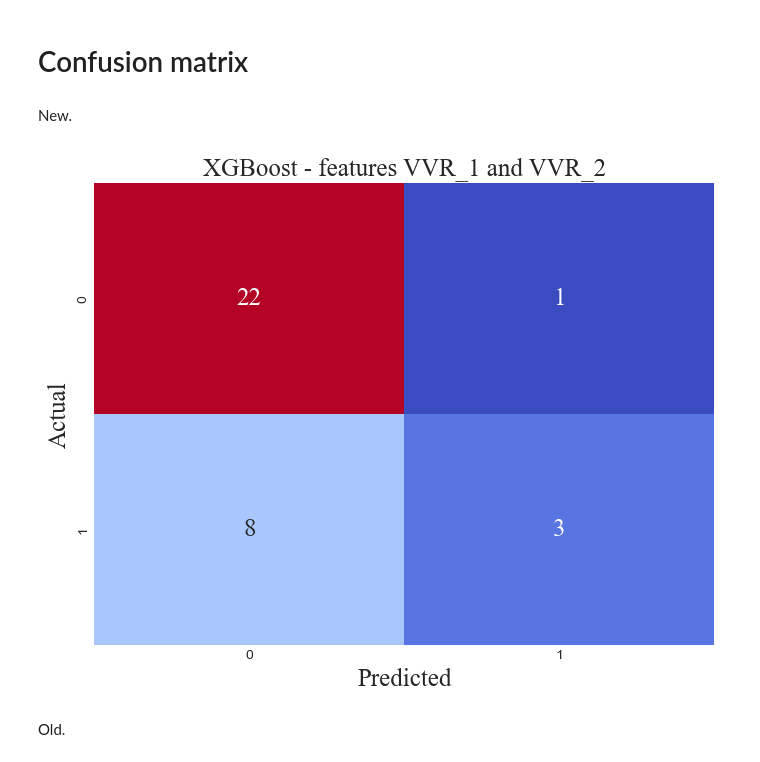
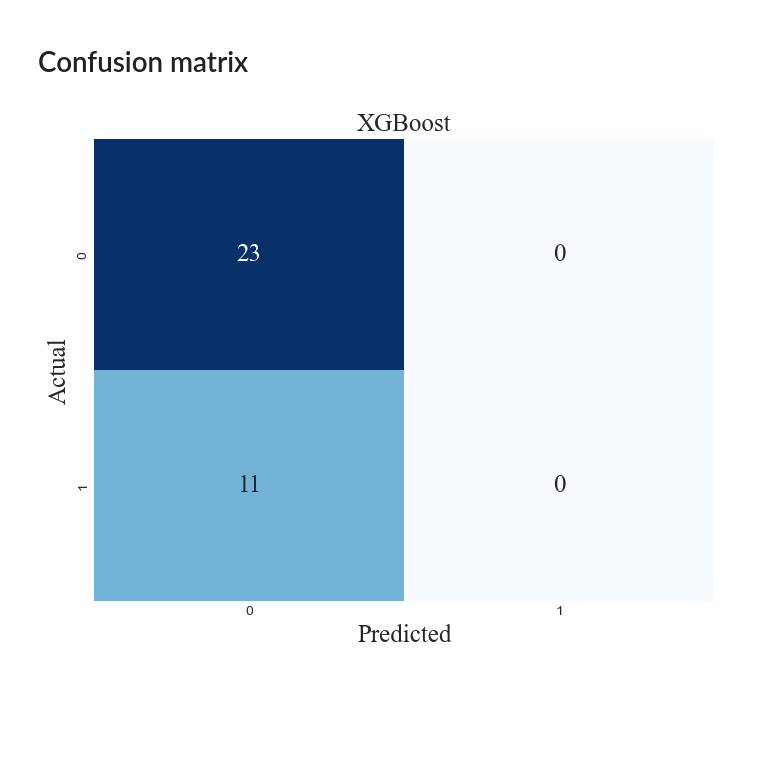
Before and after one commit to DionneSpaltman/predicting_VVR, a Jupyter notebook: models/00_VVR_measurements_only/03_xgboost.ipynb, the cells around one changed output. Drawn from its saved outputs; the diff is of its cells as text; code cells hidden in the pictures; blank space fills up the shorter version.

```diff
--- a/models/00_VVR_measurements_only/03_xgboost.ipynb
+++ b/models/00_VVR_measurements_only/03_xgboost.ipynb
@@ -255,34 +274,30 @@ AUC-PR: 0.634
 # %% [markdown]
 # Confusion matrix
-# %% [markdown]
-New.
 # %%
 import matplotlib.pyplot as plt
 from sklearn.metrics import confusion_matrix
 import seaborn as sns
 
 font = 'Times New Roman'
 size = 18
 
 # Calculate confusion matrix
-conf_matrix = confusion_matrix(y_test, y_pred)
+conf_matrix = confusion_matrix(y_test, y_test_pred)
 
 # Set the style to a modern style
 plt.style.use('seaborn-darkgrid')
 
 # Create a custom diverging color map
-colors = sns.color_palette("coolwarm", as_cmap=True)
+colors = sns.color_palette("Blues", as_cmap=True)
 
 # Plot confusion matrix
 plt.figure(figsize=(8, 6))
 sns.heatmap(conf_matrix, annot=True, fmt='d', cmap=colors, cbar=False,
             annot_kws={'fontname': font, 'fontsize': size})  # Set font and size for numbers
-plt.title('XGBoost - features VVR_1 and VVR_2', fontname=font, fontsize=size)
+plt.title('XGBoost', fontname=font, fontsize=size)
 plt.xlabel('Predicted', fontname=font, fontsize=size)
 plt.ylabel('Actual', fontname=font, fontsize=size)
 
 plt.show()
 # %% [output]
-[figure, old version]
+[figure, new version]
-# %% [markdown]
-Old.
```
Also changed, not shown: parts of 9 cells of this notebook, 3 other files.
